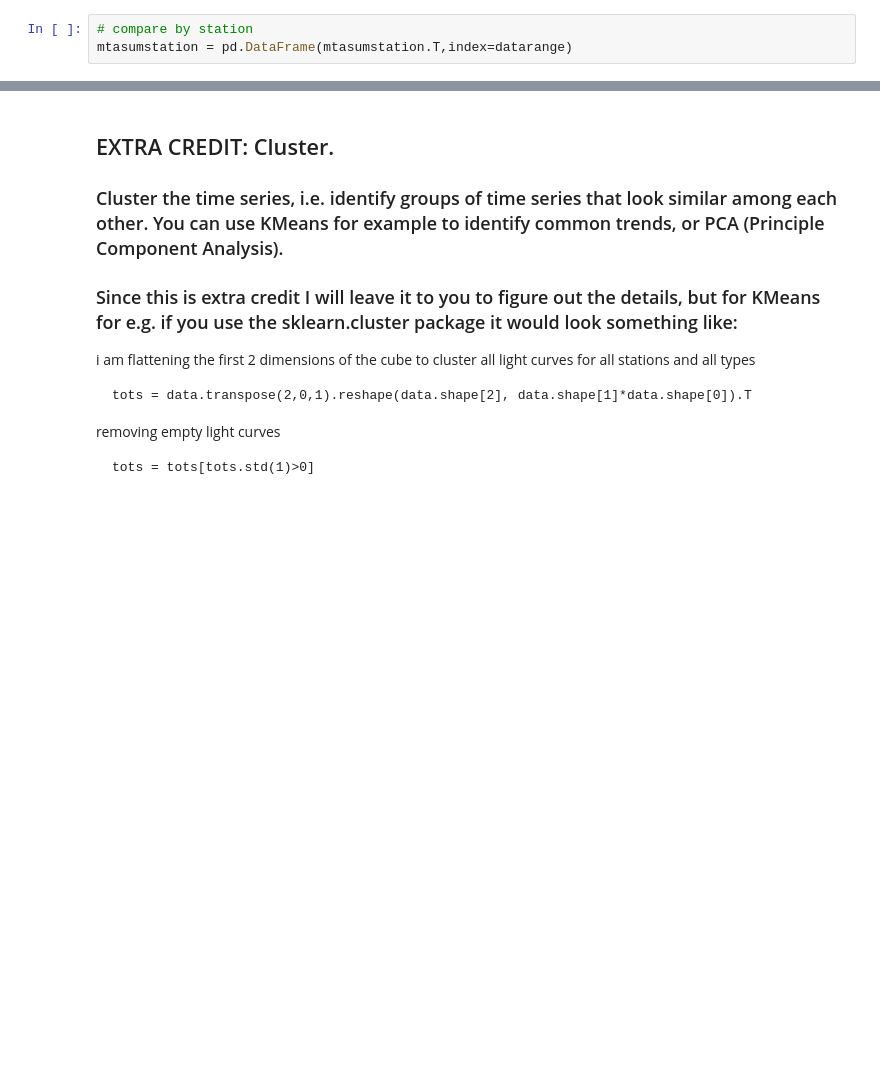
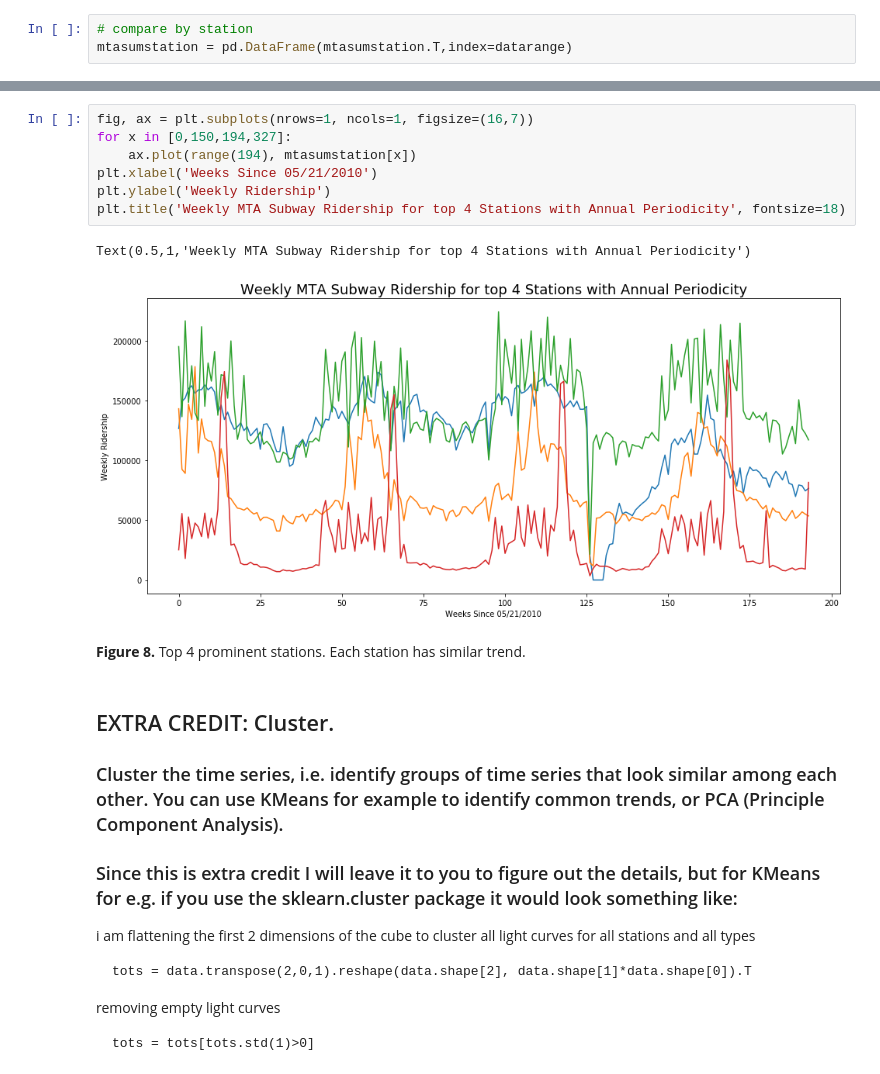
Before and after one commit to ninanrh/PUI2017_nn1221, a Jupyter notebook: HW10_nn1221/HW10.ipynb, the cells around one changed output, grey strips where cells are left out. Saved outputs shown, nothing was run; the diff lists cells and outputs as text; blank space fills up the shorter version.

```diff
--- a/HW10_nn1221/HW10.ipynb
+++ b/HW10_nn1221/HW10.ipynb
@@ -278,3 +306,15 @@ Text(0.5,1,'MTA Swipes Power Spectrum of each stations')
+# %%
+fig, ax = plt.subplots(nrows=1, ncols=1, figsize=(16,7))
+for x in [0,150,194,327]:
+    ax.plot(range(194), mtasumstation[x])
+plt.xlabel('Weeks Since 05/21/2010')
+plt.ylabel('Weekly Ridership')
+plt.title('Weekly MTA Subway Ridership for top 4 Stations with Annual Periodicity', fontsize=18)
+# %% [output]
+Text(0.5,1,'Weekly MTA Subway Ridership for top 4 Stations with Annual Periodicity')
+[figure, added]
+# %% [markdown]
+**Figure 8.** Top 4 prominent stations. Each station has similar trend.
 # %% [markdown]
 ## EXTRA CREDIT: Cluster.
 ### Cluster the time series, i.e. identify groups of time series that look similar among each other. You can use KMeans for example to identify common trends, or PCA (Principle Component Analysis).
```
Also changed, not shown: parts of 27 cells of this notebook.
